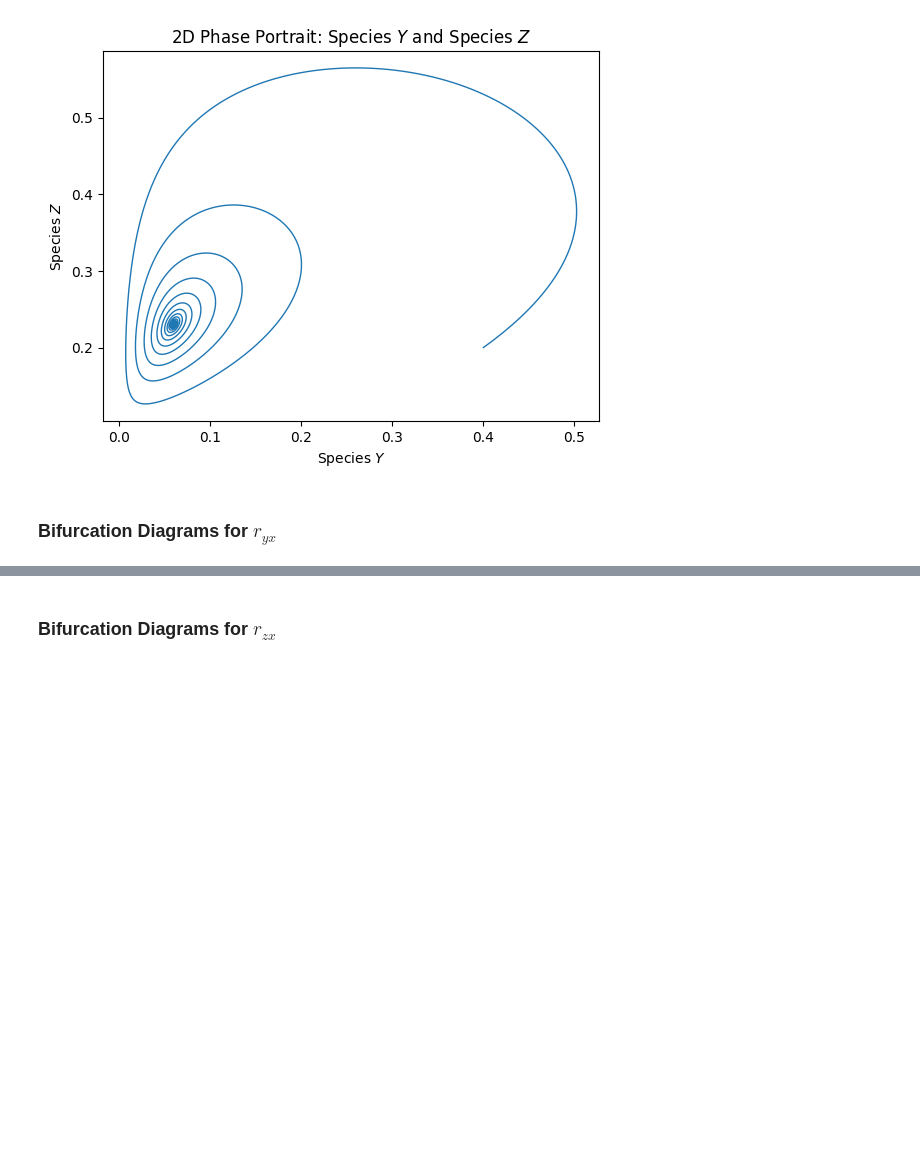
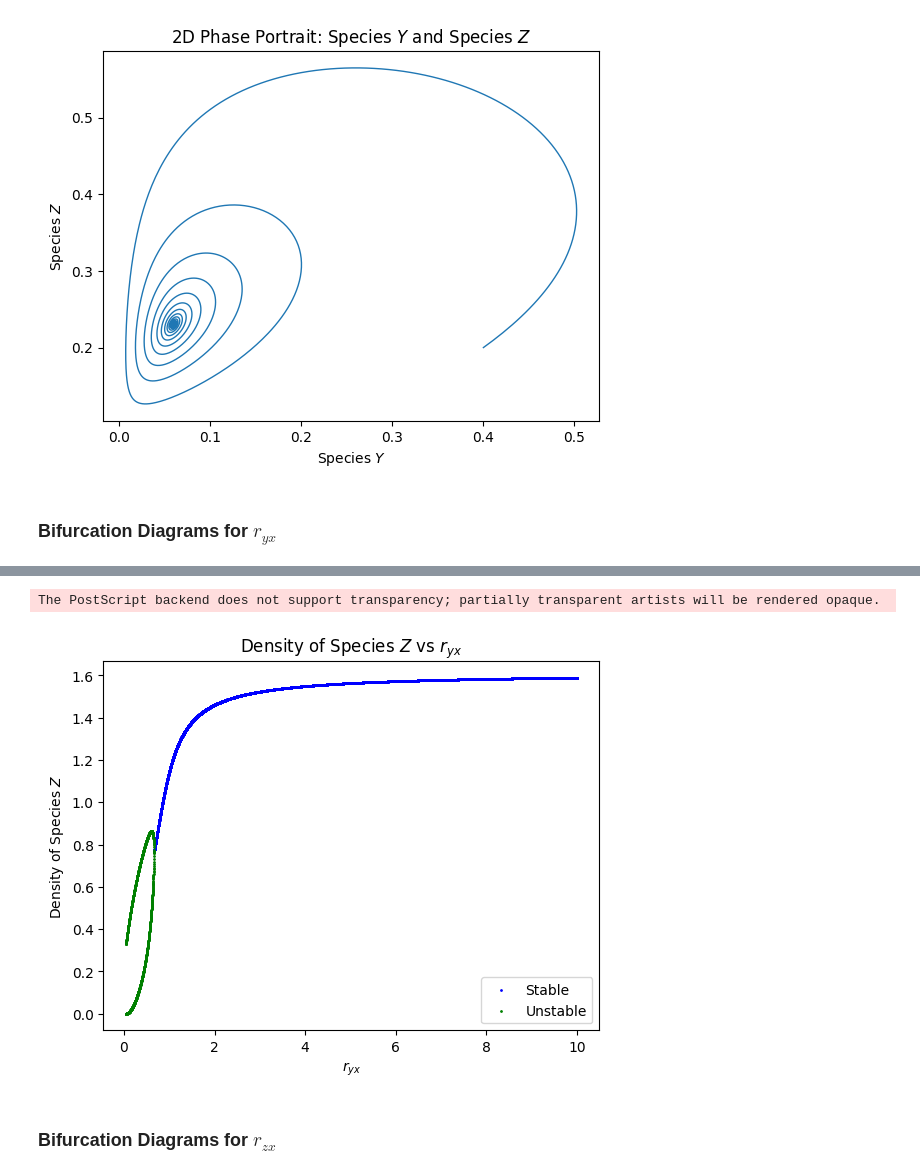
Before and after one commit to rkp1503/Complex-Dynamics-of-a-Three-Species-Ecosystem, a Jupyter notebook: code_python/main.ipynb, the cells around one changed output, grey strips where cells are left out. Drawn from its saved outputs; the diff is of its cells as text; code cells hidden in the pictures; blank space fills up the shorter version.

```diff
--- a/code_python/main.ipynb
+++ b/code_python/main.ipynb
@@ -459,3 +495,12 @@ generate_figures.my_bifurcation_diagram(data[7], data[8], Z,
+# %%
+filename = f"equilibrium-interior-bifurcation-{bifurcation_parameter}-z-full"
+
+generate_figures.my_bifurcation_diagram(data[7], data[8], Z,
+                                        bifurcation_parameter_str, "blue",
+                                        filename=filename)
+# %% [output]
+The PostScript backend does not support transparency; partially transparent artists will be rendered opaque.
+[figure, added]
 # %% [markdown]
 ### Bifurcation Diagrams for $r_{zx}$
 # %%
```
Also changed, not shown: parts of 79 cells of this notebook.
